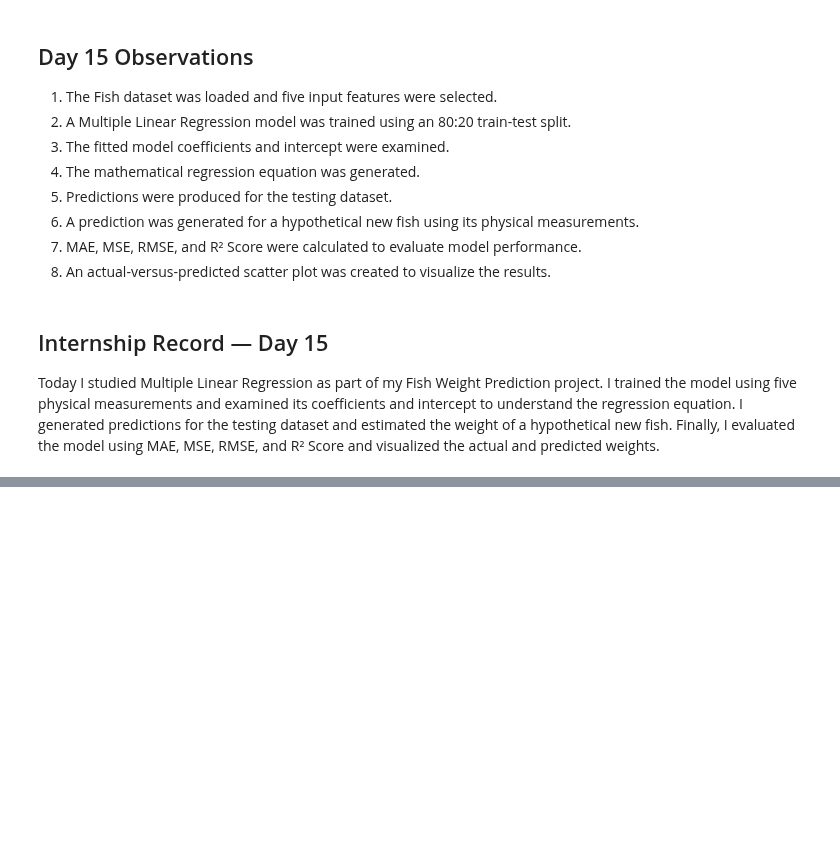
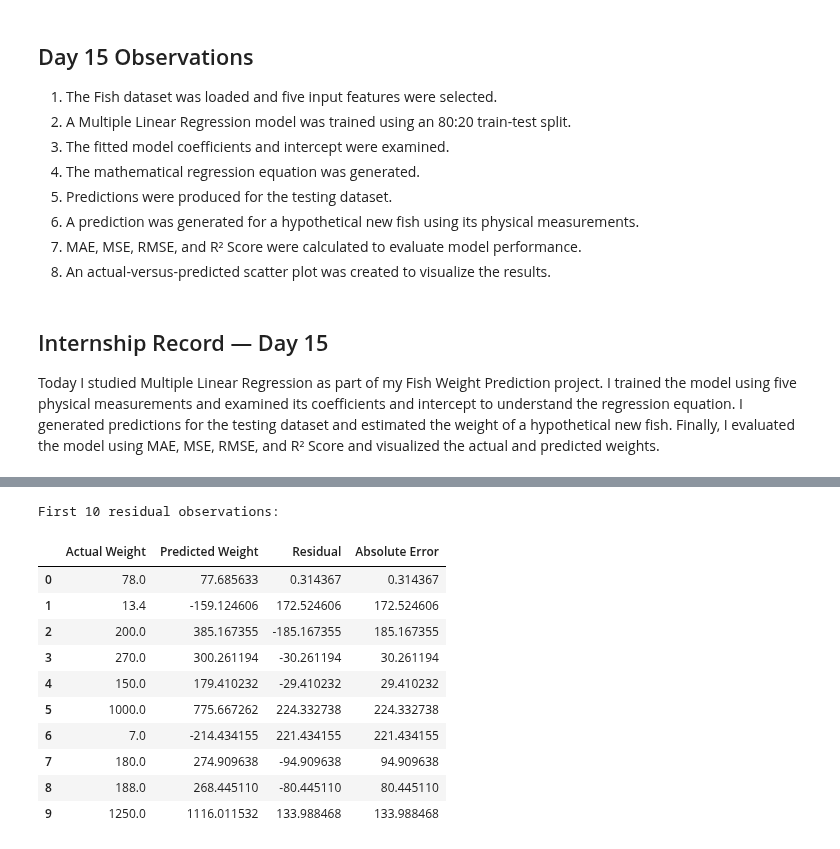
Before and after one commit to abhipsa29-cloud/Fish-Weight-Prediction, a Jupyter notebook: Fish_Weight_Prediction.ipynb, the cells around one changed output, grey strips where cells are left out. Drawn from its saved outputs; the diff is of its cells as text; code cells hidden in the pictures; blank space fills up the shorter version.

```diff
--- a/Fish_Weight_Prediction.ipynb
+++ b/Fish_Weight_Prediction.ipynb
@@ -3344,0 +3384,23 @@ Today I studied Multiple Linear Regression as part of my Fish Weight Prediction
+# %%
+url = "https://raw.githubusercontent.com/YBIFoundation/Dataset/main/Fish.csv"
+
+df = pd.read_csv(url)
+
+features = ["Length1", "Length2", "Length3", "Height", "Width"]
+
+X = df[features]
+y = df["Weight"]
+
+X_train, X_test, y_train, y_test = train_test_split(
+    X, y, test_size=0.20, random_state=42
+)
+
+model = LinearRegression()
+model.fit(X_train, y_train)
+
+y_pred = model.predict(X_test)
+
+print("Dataset loaded successfully!")
+print("Dataset shape:", df.shape)
+print("Training samples:", len(X_train))
+print("Testing samples:", len(X_test))
@@ -3344,0 +3424,27 @@ Today I studied Multiple Linear Regression as part of my Fish Weight Prediction
+# %%
+residuals = y_test.to_numpy() - y_pred
+
+residual_df = pd.DataFrame({
+    "Actual Weight": y_test.to_numpy(),
+    "Predicted Weight": y_pred,
+    "Residual": residuals,
+    "Absolute Error": np.abs(residuals)
+})
+
+residual_df = residual_df.reset_index(drop=True)
+
+print("First 10 residual observations:")
+display(residual_df.head(10))
+# %% [output]
+First 10 residual observations:
+|  | Actual Weight | Predicted Weight | Residual | Absolute Error |
+| 0 | 78.0 | 77.685633 | 0.314367 | 0.314367 |
+| 1 | 13.4 | -159.124606 | 172.524606 | 172.524606 |
+| 2 | 200.0 | 385.167355 | -185.167355 | 185.167355 |
+| 3 | 270.0 | 300.261194 | -30.261194 | 30.261194 |
+| 4 | 150.0 | 179.410232 | -29.410232 | 29.410232 |
+| 5 | 1000.0 | 775.667262 | 224.332738 | 224.332738 |
+| 6 | 7.0 | -214.434155 | 221.434155 | 221.434155 |
+| 7 | 180.0 | 274.909638 | -94.909638 | 94.909638 |
+| 8 | 188.0 | 268.445110 | -80.445110 | 80.445110 |
+| 9 | 1250.0 | 1116.011532 | 133.988468 | 133.988468 |
```
Also changed, not shown: parts of 16 cells of this notebook.
